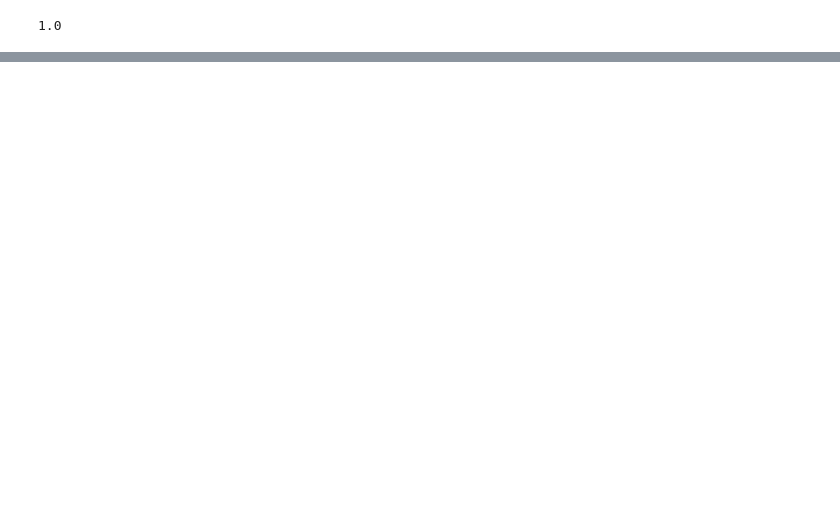
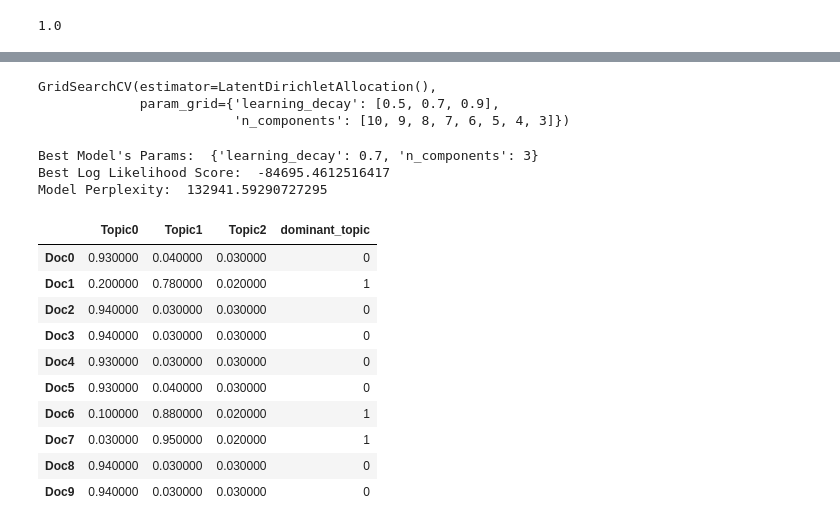
Before and after one commit to REHAB199/NLP-SaudiNewsNet, a Jupyter notebook: Code/nlp-saudi-news.ipynb, the cells around one changed output, grey strips where cells are left out. Saved outputs shown, nothing was run; the diff lists cells and outputs as text; code cells hidden in the pictures; blank space fills up the shorter version.

```diff
--- a/Code/nlp-saudi-news.ipynb
+++ b/Code/nlp-saudi-news.ipynb
@@ -218,0 +291,5 @@ Name: content, dtype: object
+# %%
+# To display full text
+pd.set_option('display.max_colwidth',-1)#can see the whole data on one single row
+# complaints_df
+df_sample
@@ -218,0 +469,75 @@ Name: content, dtype: object
+# %%
+# Define Search Param
+search_params = {'n_components': [10, 9, 8, 7, 6, 5, 4, 3], 'learning_decay': [.5, .7, .9]}
+
+# Init the Model
+lda = LatentDirichletAllocation()
+
+# Init Grid Search Class
+model = GridSearchCV(lda, param_grid=search_params)
+
+# Do the Grid Search
+model.fit(doc_words)
+# %% [output]
+GridSearchCV(estimator=LatentDirichletAllocation(),
+             param_grid={'learning_decay': [0.5, 0.7, 0.9],
+                         'n_components': [10, 9, 8, 7, 6, 5, 4, 3]})
+# %%
+from sklearn.decomposition import LatentDirichletAllocation
+
+# Best Model
+best_lda_model = model.best_estimator_
+
+# Model Parameters
+print("Best Model's Params: ", model.best_params_)
+
+# Log Likelihood Score
+print("Best Log Likelihood Score: ", model.best_score_)
+
+# Perplexity
+print("Model Perplexity: ", best_lda_model.perplexity(doc_words))
+# %% [output]
+Best Model's Params:  {'learning_decay': 0.7, 'n_components': 3}
+Best Log Likelihood Score:  -84695.4612516417
+Model Perplexity:  132941.59290727295
+# %%
+# Create Document - Topic Matrix
+lda_output = best_lda_model.transform(doc_words)
+
+# column names
+topicnames = ["Topic" + str(i) for i in range(best_lda_model.n_components)]
+
+# index names
+docnames = ["Doc" + str(i) for i in range(len(data))]
+
+# Make the pandas dataframe
+df_document_topic = pd.DataFrame(np.round(lda_output, 2), columns=topicnames, index=docnames)
+
+# Get dominant topic for each document
+dominant_topic = np.argmax(df_document_topic.values, axis=1)
+df_document_topic['dominant_topic'] = dominant_topic
+
+# Styling
+def color_green(val):
+    color = 'green' if val > .1 else 'black'
+    return 'color: {col}'.format(col=color)
+
+def make_bold(val):
+    weight = 700 if val > .1 else 400
+    return 'font-weight: {weight}'.format(weight=weight)
+
+# Apply Style
+df_document_topics = df_document_topic.head(10).style.applymap(color_green).applymap(make_bold)
+df_document_topics
+# %% [output]
+|  | Topic0 | Topic1 | Topic2 | dominant_topic |
+| Doc0 | 0.930000 | 0.040000 | 0.030000 | 0 |
+| Doc1 | 0.200000 | 0.780000 | 0.020000 | 1 |
+| Doc2 | 0.940000 | 0.030000 | 0.030000 | 0 |
+| Doc3 | 0.940000 | 0.030000 | 0.030000 | 0 |
+| Doc4 | 0.930000 | 0.030000 | 0.030000 | 0 |
+| Doc5 | 0.930000 | 0.040000 | 0.030000 | 0 |
+| Doc6 | 0.100000 | 0.880000 | 0.020000 | 1 |
+| Doc7 | 0.030000 | 0.950000 | 0.020000 | 1 |
+| Doc8 | 0.940000 | 0.030000 | 0.030000 | 0 |
+| Doc9 | 0.940000 | 0.030000 | 0.030000 | 0 |
```
Also changed, not shown: parts of 56 cells of this notebook.
